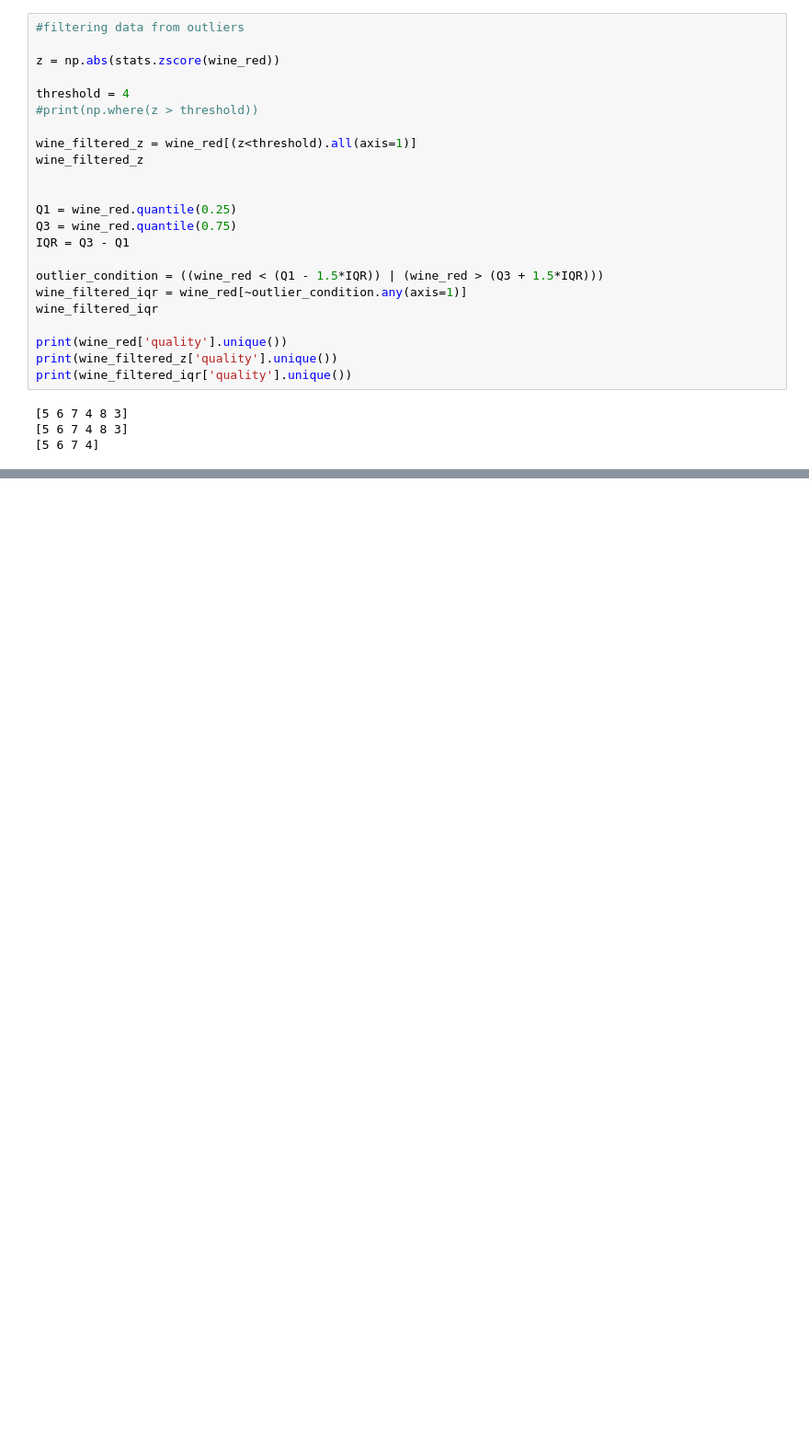
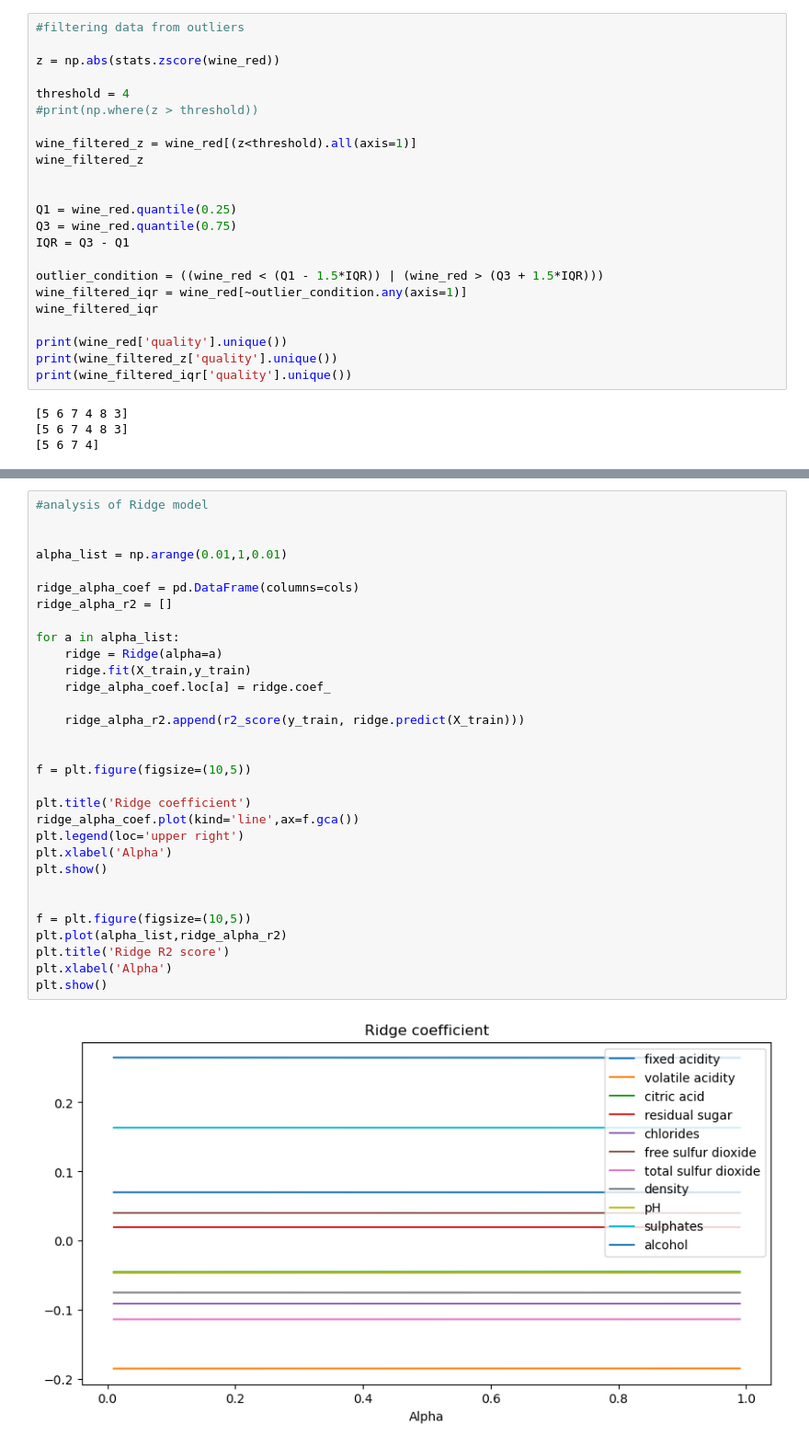
Before and after one commit to molendaa/python_ml_ex, a Jupyter notebook: ml_linearRegression_implementation.ipynb, the cells around one changed output, grey strips where cells are left out. Shown: that part at 92% size. Cells and saved outputs as stored; diff of their text form; blank space fills up the shorter version.

```diff
--- a/ml_linearRegression_implementation.ipynb
+++ b/ml_linearRegression_implementation.ipynb
@@ -215,0 +298,33 @@ print(np.count_nonzero(np.rint(y_pred) == y_test)/len(y_test))
+# %%
+#analysis of Ridge model
+
+
+alpha_list = np.arange(0.01,1,0.01)
+
+ridge_alpha_coef = pd.DataFrame(columns=cols)
+ridge_alpha_r2 = []
+
+for a in alpha_list:
+    ridge = Ridge(alpha=a)
+    ridge.fit(X_train,y_train)
+    ridge_alpha_coef.loc[a] = ridge.coef_
+
+    ridge_alpha_r2.append(r2_score(y_train, ridge.predict(X_train)))
+
+
+f = plt.figure(figsize=(10,5))
+
+plt.title('Ridge coefficient')
+ridge_alpha_coef.plot(kind='line',ax=f.gca())
+plt.legend(loc='upper right')
+plt.xlabel('Alpha')
+plt.show()
+
+
+f = plt.figure(figsize=(10,5))
+plt.plot(alpha_list,ridge_alpha_r2)
+plt.title('Ridge R2 score')
+plt.xlabel('Alpha')
+plt.show()
+# %% [output]
+[figure, added]
```
Also changed, not shown: parts of 9 cells of this notebook, 1 other file.
